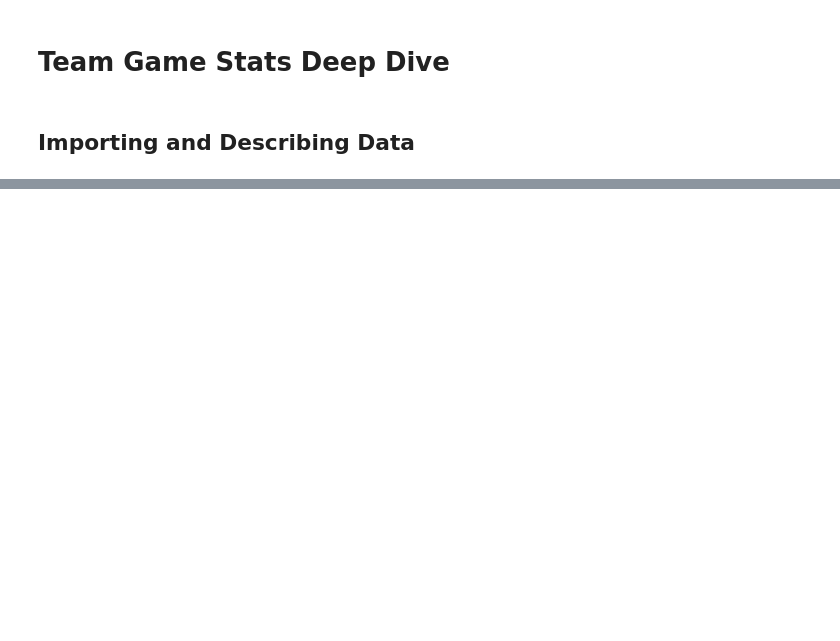
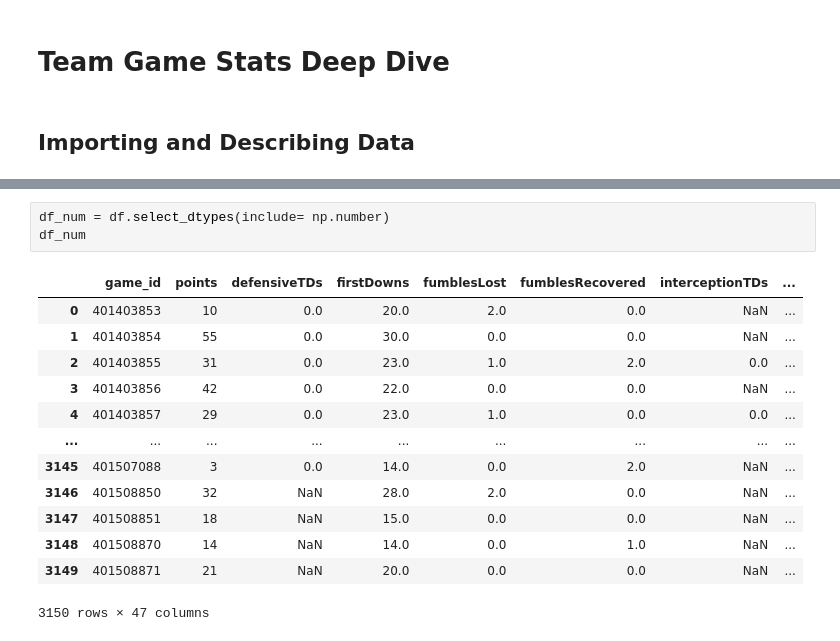
Before and after one commit to wjurden/college-football-project, a Jupyter notebook: code/deep_dives/team_game_stats_deepdive.ipynb, the cells around one changed output, grey strips where cells are left out. Saved outputs shown, nothing was run; the diff lists cells and outputs as text; blank space fills up the shorter version.

```diff
--- a/code/deep_dives/team_game_stats_deepdive.ipynb
+++ b/code/deep_dives/team_game_stats_deepdive.ipynb
@@ -48,0 +73,17 @@ df.info()
+# %%
+df_num = df.select_dtypes(include= np.number)
+df_num
+# %% [output]
+|  | game_id | points | defensiveTDs | firstDowns | fumblesLost | fumblesRecovered | interceptionTDs | ... |
+| 0 | 401403853 | 10 | 0.0 | 20.0 | 2.0 | 0.0 | NaN | ... |
+| 1 | 401403854 | 55 | 0.0 | 30.0 | 0.0 | 0.0 | NaN | ... |
+| 2 | 401403855 | 31 | 0.0 | 23.0 | 1.0 | 2.0 | 0.0 | ... |
+| 3 | 401403856 | 42 | 0.0 | 22.0 | 0.0 | 0.0 | NaN | ... |
+| 4 | 401403857 | 29 | 0.0 | 23.0 | 1.0 | 0.0 | 0.0 | ... |
+| ... | ... | ... | ... | ... | ... | ... | ... | ... |
+| 3145 | 401507088 | 3 | 0.0 | 14.0 | 0.0 | 2.0 | NaN | ... |
+| 3146 | 401508850 | 32 | NaN | 28.0 | 2.0 | 0.0 | NaN | ... |
+| 3147 | 401508851 | 18 | NaN | 15.0 | 0.0 | 0.0 | NaN | ... |
+| 3148 | 401508870 | 14 | NaN | 14.0 | 0.0 | 1.0 | NaN | ... |
+| 3149 | 401508871 | 21 | NaN | 20.0 | 0.0 | 0.0 | NaN | ... |
+3150 rows × 47 columns
```
Also changed, not shown: parts of 36 cells of this notebook.
